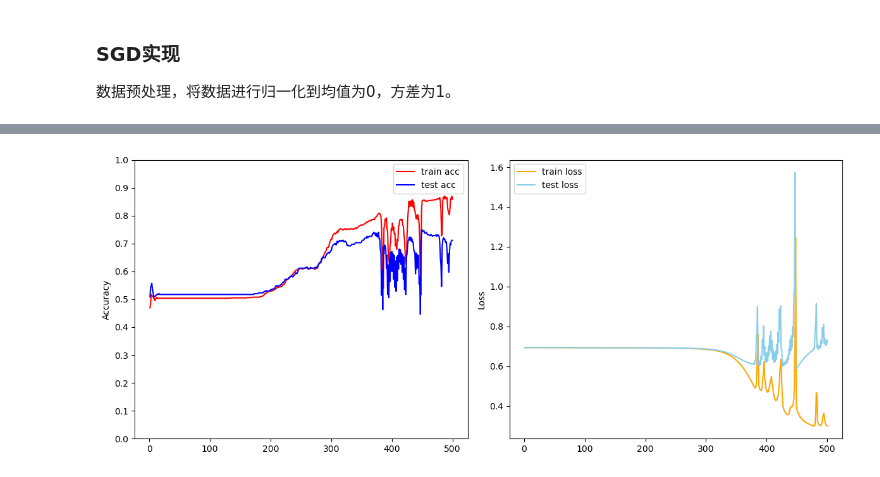
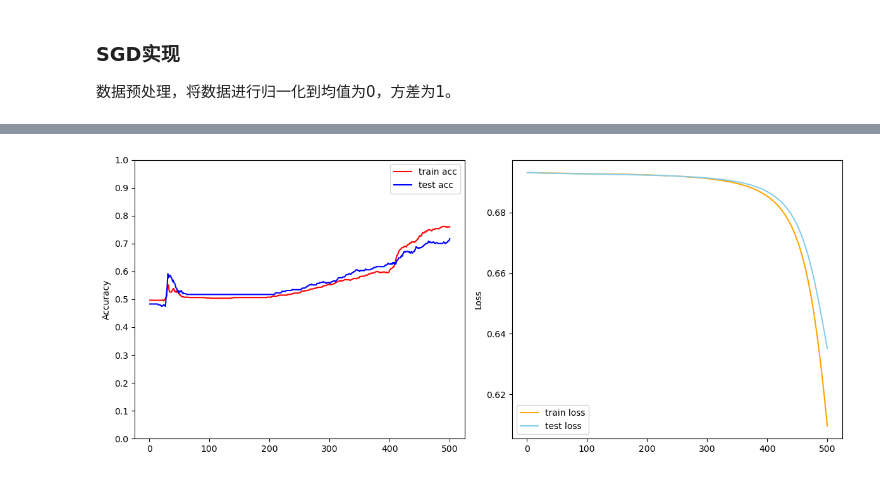
Before and after one commit to Diagle/bioinfo-dl-tutorial, a Jupyter notebook: docs/02PythonBasis/2.4、Torch/2.5.7 优化算法.ipynb, the cells around one changed output, grey strips where cells are left out. Saved outputs shown, nothing was run; the diff lists cells and outputs as text; code cells hidden in the pictures.

```diff
--- a/docs/02PythonBasis/2.4、Torch/2.5.7 优化算法.ipynb
+++ b/docs/02PythonBasis/2.4、Torch/2.5.7 优化算法.ipynb
@@ -656,8 +656,8 @@ X_train, X_test, y_train, y_test = train_test_split(features, labels, test_size=
 # %%
-# 全样本
+# 全样本， 即梯度下降GD
 batch_size = len(features)
 dropout = 0
-lr = 5e-2
+lr = 3e-2
 epochs = 500
 net = MLP(features.shape[1], [512, 256, 64], 2, dropout)
 net.to(device=TryGpu())
@@ -690,2 +690,2 @@ test  loss:0.732263     test  acc:0.71143
-[figure, old version]
+[figure, new version]
 # %%
```
Also changed, not shown: parts of 33 cells of this notebook, 5 other files.
